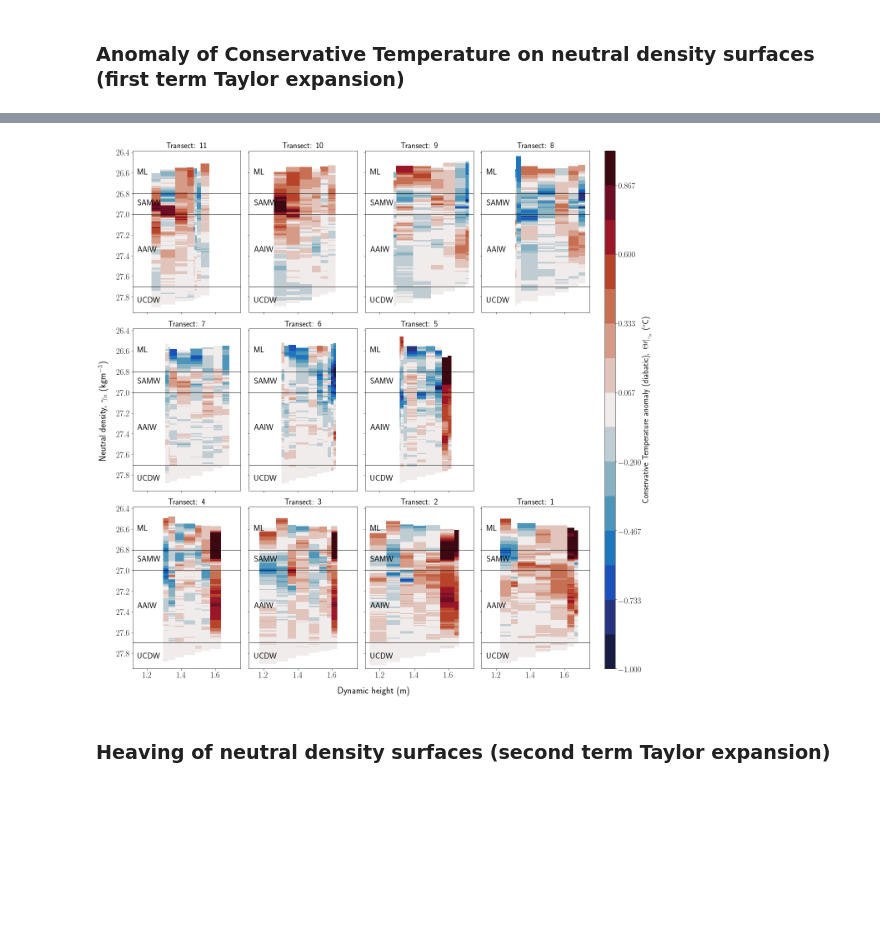
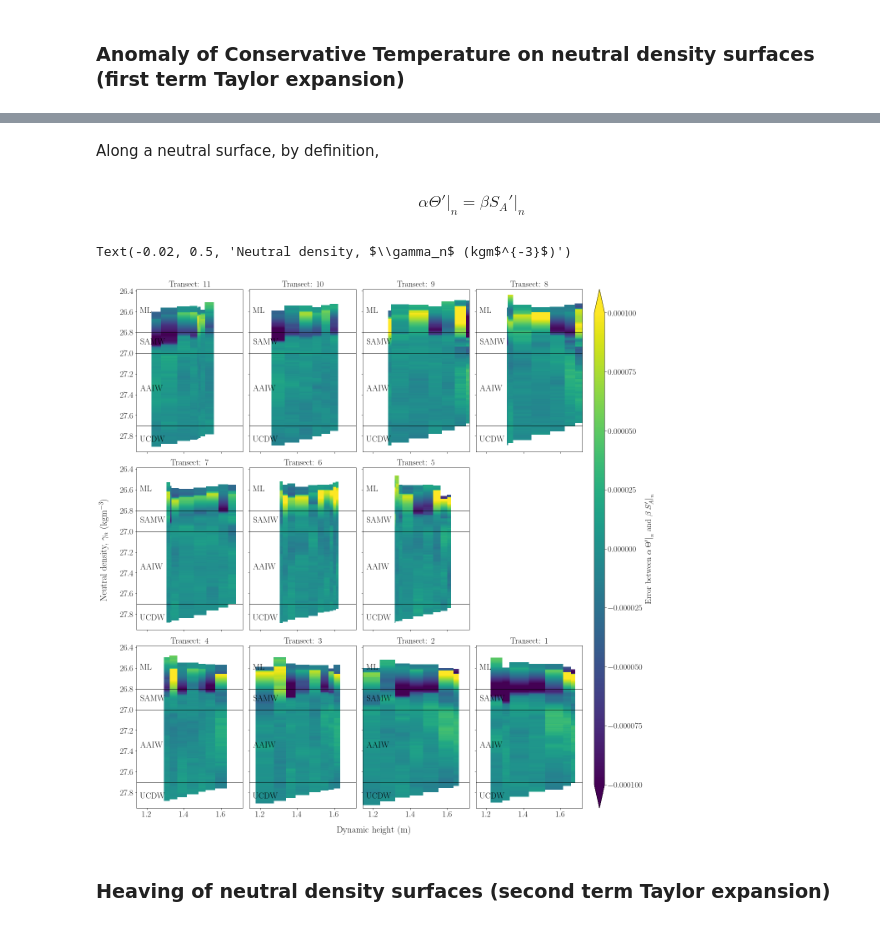
Before and after one commit to janjaapmeijer/phd-public, a Jupyter notebook: 02_analysis/03_gem-anomalies.ipynb, the cells around one changed output, grey strips where cells are left out. Cells and saved outputs as stored; diff of their text form; code cells hidden in the pictures; blank space fills up the shorter version.

```diff
--- a/02_analysis/03_gem-anomalies.ipynb
+++ b/02_analysis/03_gem-anomalies.ipynb
@@ -15,6 +30,7 @@ fs_small = 20 # 20
 fs_large = 22 # 22
 plt.rc('xtick',labelsize=fs_small)
 plt.rc('ytick',labelsize=fs_small)
+plt.rc('font', **{'family': 'serif', 'serif': ['Computer Modern']})
 plt.rc('text', usetex=True)
 # %%
 # load ctd and gsw data
@@ -68,6 +84,7 @@ attr = {'pt' : ('Potential Temperature', cmo.cm.thermal, (2.25, 12.25), cmo.cm.b
 ## Anomaly for each transect (interpolated)
 # %%
 Di = np.linspace(np.nanmin(D), np.nanmax(D))
+core = (np.nanmin(D) + np.nanmax(D)) / 2
 Dgrd, pgrd = np.meshgrid(Di, ctd['p'][:])
 # %%
 keys = list(transects.keys())
@@ -258,12 +314,21 @@ for ax, transect in zip(axes.flat, reversed(keys)):
     cont = ax.contour(DD, zz, gamman_z_grd, density_levels, colors='k')
     ax.clabel(cont, inline=1, fontsize=fs_small, fmt='%.1f', inline_spacing=10)
 
-    ax.set_title('Transect: %s' % transect, fontsize=fs_small)
+#     ax.set_title('Transect: %s' % transect, fontsize=fs_small)
     ax.set_ylim([-1500, 0])
 
-cbar = fig.colorbar(pcol, ax=axes.ravel().tolist(), aspect=50)
+    # panel numbering
+    ax.text(0, 1.02, string.ascii_lowercase[len(transects)-transect] + '.) ' + 'Transect: %s' % transect,
+            transform=ax.transAxes, size=fs_small, weight='bold')
+
+    # grid line
+    #     ax.grid(which='major', axis='both')
+#     ax.grid('on')
+    ax.axvline(core, color='#bbb')
+
+cbar = fig.colorbar(pcol, ax=axes.ravel().tolist(), aspect=50, extend='both', ticks=np.linspace(-1, 1, 11))
 cbar.ax.set_ylabel(r'%s anomaly, $\left.\Theta\prime\right|_{z}$ ($^o$C)' %(attr[var][0]),
-                   fontsize=fs_small)
+                   fontsize=fs_large)
 fig.delaxes(axes.flat[-5])
 
 # Set common labels
@@ -272,7 +337,7 @@ fig.text(0.48, -0.02, 'Dynamic height (m)', ha='center', va='center', fontsize=f
 fig.text(-0.02, 0.5, r'Depth, $z$ (m)', ha='center', va='center', rotation='vertical', fontsize=fs_large)
 
 if savefig:
-    fignumber = {'CT': '03-1_', 'SA': '03-2_', 'gamman': '03-3_'}
+    fignumber = {'CT': '03_', 'SA': '03-2_', 'gamman': '03-3_'}
     figname = {'CT': 'conservative-temperature-anomaly-z', 'SA': 'absolute-salinity-anomaly-z',
                 'gamman': 'neutral-density-anomaly-z'}
     extensions = ['.png', '.pdf', '.eps']
@@ -286,43 +402,42 @@ if savefig:
+# %% [markdown]
+Along a neutral surface, by definition,
+# %% [markdown]
+$$ \alpha\left.\Theta'\right\rvert_{n} = \beta \left.S_A'\right\rvert_{n} $$
+# %%
+# thermal expansion coefficient and saline contraction coefficient
+alpha = gsw.alpha(ctd['SA'][:], ctd['CT'][:], ctd['p'][:])
+beta = gsw.beta(ctd['SA'][:], ctd['CT'][:], ctd['p'][:])
 # %%
-bounds = np.linspace(attr[var][4][0], attr[var][4][1], attr[var][4][2])
-norm = mcolors.BoundaryNorm(bounds, ncolors=attr[var][3].N)
+vmin, vmax= -1e-4, 1e-4
 
 fig, axes = plt.subplots(nrows=3, ncols=4, figsize=(18, 18), sharex=True, sharey=True, constrained_layout=True)
 
 axes[0,0].invert_yaxis()
 
 for ax, transect in zip(axes.flat, reversed(keys)):
     stations = transects[transect]
 
-    pcol = ax.pcolormesh(D[stations], gni, CT_prime_gn[stations].T,
-                         norm=norm, cmap=attr[var][3])
+    pcol = ax.pcolormesh(D[stations], gni, (alpha[stations] * CT_prime_gn[stations] - beta[stations] * SA_prime_gn[stations]).T,
+                        vmin=vmin, vmax=vmax)
     for wm in watermass:
         if wm is not 'UCDW':
             ax.axhline(watermass[wm][1], linewidth=1, color='k')
-        ax.text(np.nanmin(D[2:]), np.sum(watermass[wm])/2 + .03, wm, va='bottom', fontsize=fs_small)
+        ax.text(np.nanmin(D[2:]) + .02, np.sum(watermass[wm])/2 + .03, wm, va='bottom', fontsize=fs_small)
 
     ax.set_title('Transect: %s' % transect, fontsize=fs_small)
 
-cbar = fig.colorbar(pcol, ax=axes.ravel().tolist(), aspect=50)
-cbar.ax.set_ylabel(r'%s anomaly (diabatic), $\left.\Theta\prime\right|_{\gamma_n}$ ($^o$C)' %(attr[var][0]),
+cbar = fig.colorbar(pcol, ax=axes.ravel().tolist(), aspect=50, extend='both')
+cbar.ax.set_ylabel(r"Error between $\alpha\left.\Theta'\right |_{n}$ and $\beta \left.S_A'\right |_{n}$",
                    fontsize=fs_small)
 fig.delaxes(axes.flat[-5])
 
 # Set common labels
 # fig.text(0.48, 1.02, r'%s anomaly (pure warming), $\left.\Theta\prime\right|_{\gamma_n}$ ($^o$C)' %(attr[var][0]), ha='center', va='center', fontsize=fs_large)
 fig.text(0.48, -0.02, 'Dynamic height (m)', ha='center', va='center', fontsize=fs_large)
 fig.text(-0.02, 0.5, r'Neutral density, $\gamma_n$ (kgm$^{-3}$)', ha='center', va='center', rotation='vertical', fontsize=fs_large)
-
-if savefig:
-    fignumber = {'CT': '04-1_', 'SA': '04-2_', 'gamman': '04-3_'}
-    figname = {'CT': 'conservative-temperature-anomaly-warming', 'SA': 'absolute-salinity-anomaly-warming',
-                'gamman': 'neutral-density-anomaly-warming'}
-    extensions = ['.png', '.pdf', '.eps']
-    for extension in extensions:
-        fig.savefig(os.path.join(figsdir, 'manuscripts', '01_manuscript', fignumber[var] + figname[var] + extension),
-                    transparent=True, bbox_inches='tight', pad_inches=1)
 # %% [output]
+Text(-0.02, 0.5, 'Neutral density, $\\gamma_n$ (kgm$^{-3}$)')
-[figure, old version]
+[figure, new version]
 # %% [markdown]
 ### Heaving of neutral density surfaces (second term Taylor expansion)
 # %%
```
Also changed, not shown: parts of 18 cells of this notebook.
